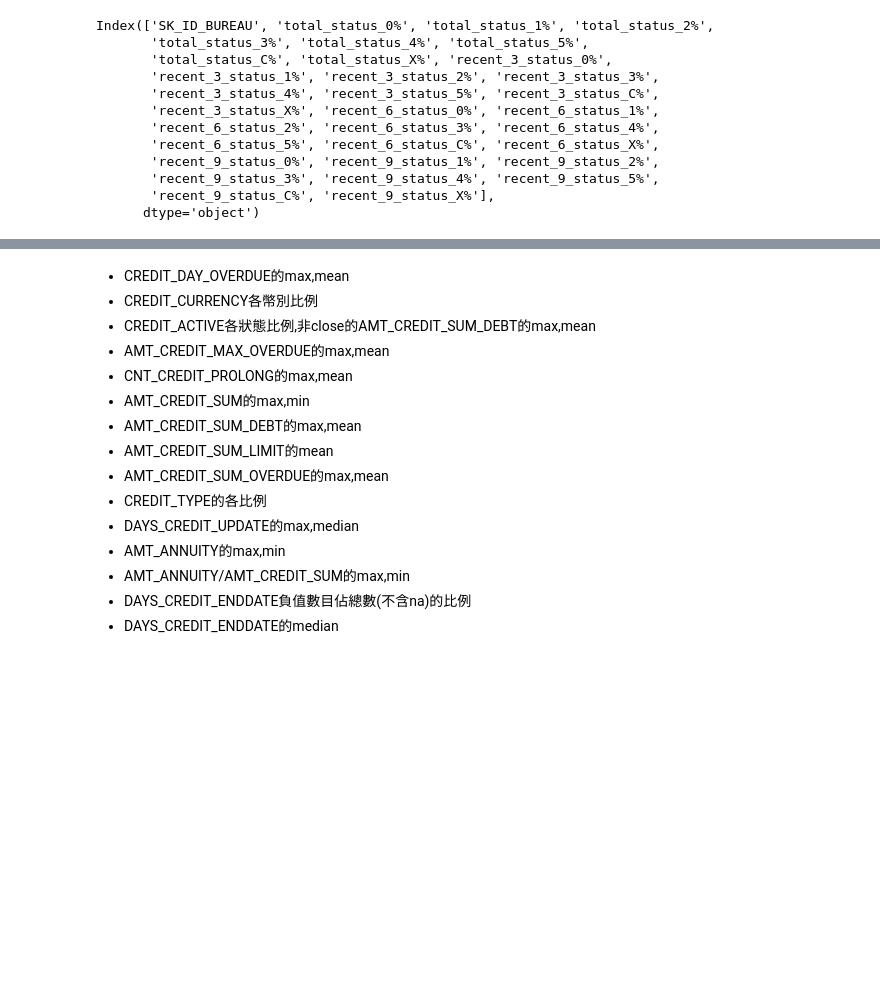
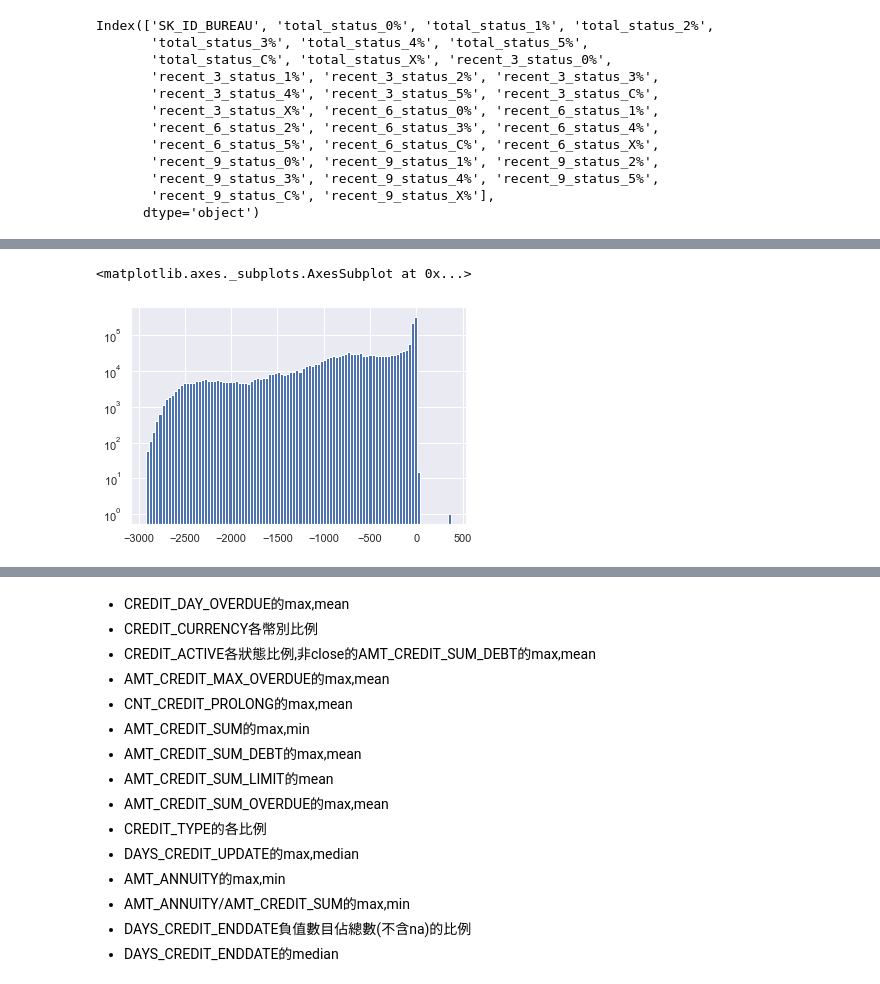
Before and after one commit to stansuo/BDSE12-Group3, a Jupyter notebook: notebooks/homecdt_fteng/ht_Bureau_FE.ipynb, the cells around one changed output, grey strips where cells are left out. Drawn from its saved outputs; the diff is of its cells as text; code cells hidden in the pictures; blank space fills up the shorter version.

```diff
--- a/notebooks/homecdt_fteng/ht_Bureau_FE.ipynb
+++ b/notebooks/homecdt_fteng/ht_Bureau_FE.ipynb
@@ -107,3 +102,5 @@ Index(['SK_ID_BUREAU', 'total_status_0%', 'total_status_1%', 'total_status_2%',
        'recent_9_status_3%', 'recent_9_status_4%', 'recent_9_status_5%',
        'recent_9_status_C%', 'recent_9_status_X%'],
       dtype='object')
+# %%
+bureau = pd.merge(bureau,bbFE,how='outer')
@@ -109,0 +142,2 @@ Index(['SK_ID_BUREAU', 'total_status_0%', 'total_status_1%', 'total_status_2%',
+# %%
+bureau.loc[bureau['CREDIT_ACTIVE']=='Active',['DAYS_ENDDATE_FACT']] = np.nan
@@ -109,0 +168,2 @@ Index(['SK_ID_BUREAU', 'total_status_0%', 'total_status_1%', 'total_status_2%',
+# %%
+bureau.loc[(bureau['DAYS_CREDIT_ENDDATE']) < (bureau['DAYS_CREDIT']),['DAYS_CREDIT_ENDDATE']] = np.nan
@@ -109,0 +190,7 @@ Index(['SK_ID_BUREAU', 'total_status_0%', 'total_status_1%', 'total_status_2%',
+# %%
+bureau.loc[(bureau['DAYS_CREDIT_UPDATE']<=-40000),['DAYS_CREDIT_UPDATE']] = np.nan
+# %%
+bureau['DAYS_CREDIT_UPDATE'].hist(bins=100,log=True)
+# %% [output]
+<matplotlib.axes._subplots.AxesSubplot at 0x...>
+[figure, added]
```
Also changed, not shown: parts of 49 cells of this notebook, 2 other files.
